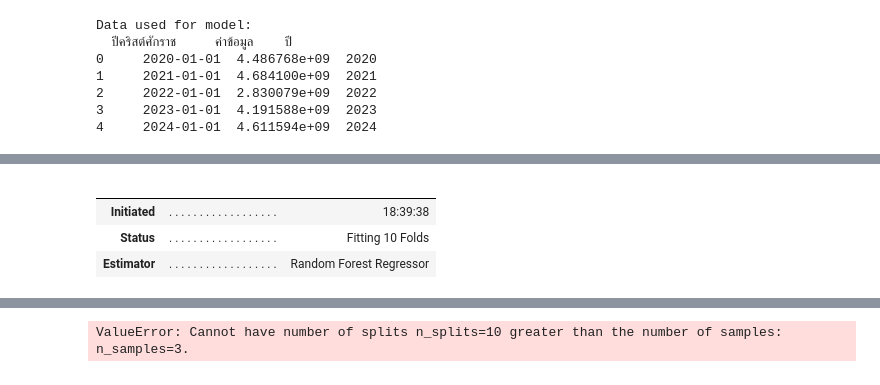
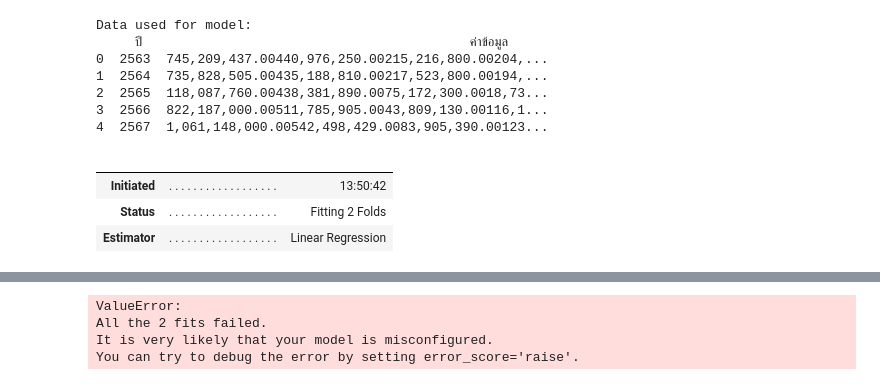
Before and after one commit to PLAMYYI/OTOP-2563-2567, a Jupyter notebook: notebooks/forecasting.ipynb, the cells around one changed output, grey strips where cells are left out. Saved outputs shown, nothing was run; the diff lists cells and outputs as text; code cells hidden in the pictures.

```diff
--- a/notebooks/forecasting.ipynb
+++ b/notebooks/forecasting.ipynb
@@ -2,11 +2,23 @@
 import pandas as pd
 from pycaret.regression import *
 
+# ---------------- LOAD DATA ----------------
+df = pd.read_csv("../data/-63-66-.csv")
+
+df.columns = df.columns.str.strip()
+
+# ---------------- CLEAN DATA ----------------
+df["ค่าข้อมูล"] = (
+    df["ค่าข้อมูล"]
+    .astype(str)
+    .str.replace(",", "", regex=False)
+    .astype(float)
+)
+
 # ---------------- AGGREGATE DATA ----------------
-df_total = df.groupby("ปีคริสต์ศักราช")["ค่าข้อมูล"].sum().reset_index()
+df_total = df.groupby("ปีงบประมาณ")["ค่าข้อมูล"].sum().reset_index()
 
-# แปลงเป็นปีตัวเลข
-df_total["ปี"] = df_total["ปีคริสต์ศักราช"].dt.year
+df_total = df_total.rename(columns={"ปีงบประมาณ": "ปี"})
 
 print("Data used for model:")
 print(df_total)
@@ -17,48 +29,49 @@ data_model = df_total[["ปี", "ค่าข้อมูล"]]
 # ---------------- SETUP PYCARET ----------------
 exp = setup(
     data=data_model,
     target="ค่าข้อมูล",
     session_id=123,
-    fold=2,          # แก้ปัญหา dataset เล็ก
+    fold=2,
     verbose=False
 )
 
 # ---------------- TRAIN MODEL ----------------
-best_model = compare_models()
+model = create_model("lr")
 
-best_model = finalize_model(best_model)
+best_model = finalize_model(model)
 
-print("Best model selected:", best_model)
-
-# ---------------- CREATE FUTURE YEARS ----------------
-future_years_ad = [2025, 2026, 2027]
-future_years_be = [year + 543 for year in future_years_ad]
+# ---------------- FUTURE YEARS ----------------
+future_years = [2567, 2568, 2569]
 
 future_data = pd.DataFrame({
-    "ปี": future_years_ad
+    "ปี": future_years
 })
 
 # ---------------- PREDICT ----------------
 pred = predict_model(best_model, data=future_data)
 
 forecast = pd.DataFrame({
-    "ปีงบประมาณ": future_years_be,
+    "ปีงบประมาณ": future_years,
     "prediction": pred["prediction_label"]
 })
 
-print("Forecast result:")
 print(forecast)
 
 # ---------------- SAVE CSV ----------------
 forecast.to_csv("../data/forecast.csv", index=False, encoding="utf-8-sig")
 
 print("forecast.csv saved successfully")
 # %% [output]
 Data used for model:
-  ปีคริสต์ศักราช     ค่าข้อมูล    ปี
-0     2020-01-01  4.486768e+09  2020
-1     2021-01-01  4.684100e+09  2021
-2     2022-01-01  2.830079e+09  2022
-3     2023-01-01  4.191588e+09  2023
-4     2024-01-01  4.611594e+09  2024
+     ปี                                          ค่าข้อมูล
+0  2563  745,209,437.00440,976,250.00215,216,800.00204,...
+1  2564  735,828,505.00435,188,810.00217,523,800.00194,...
+2  2565  118,087,760.00438,381,890.0075,172,300.0018,73...
+3  2566  822,187,000.00511,785,905.0043,809,130.00116,1...
+4  2567  1,061,148,000.00542,498,429.0083,905,390.00123...
+|  |  |  |
+|  |  |  |
+| Initiated | . . . . . . . . . . . . . . . . . . | 13:50:42 |
+| Status | . . . . . . . . . . . . . . . . . . | Fitting 2 Folds |
+| Estimator | . . . . . . . . . . . . . . . . . . | Linear Regression |
 [interactive output not drawn]
@@ -67,5 +77,0 @@ Data used for model:
-|  |  |  |
-|  |  |  |
-| Initiated | . . . . . . . . . . . . . . . . . . | 18:39:38 |
-| Status | . . . . . . . . . . . . . . . . . . | Fitting 10 Folds |
-| Estimator | . . . . . . . . . . . . . . . . . . | Random Forest Regressor |
@@ -73 +78,4 @@ Data used for model:
-ValueError: Cannot have number of splits n_splits=10 greater than the number of samples: n_samples=3.
+ValueError:
+All the 2 fits failed.
+It is very likely that your model is misconfigured.
+You can try to debug the error by setting error_score='raise'.
```
Also changed, not shown: parts of 1 cell of this notebook, 2 other files.
